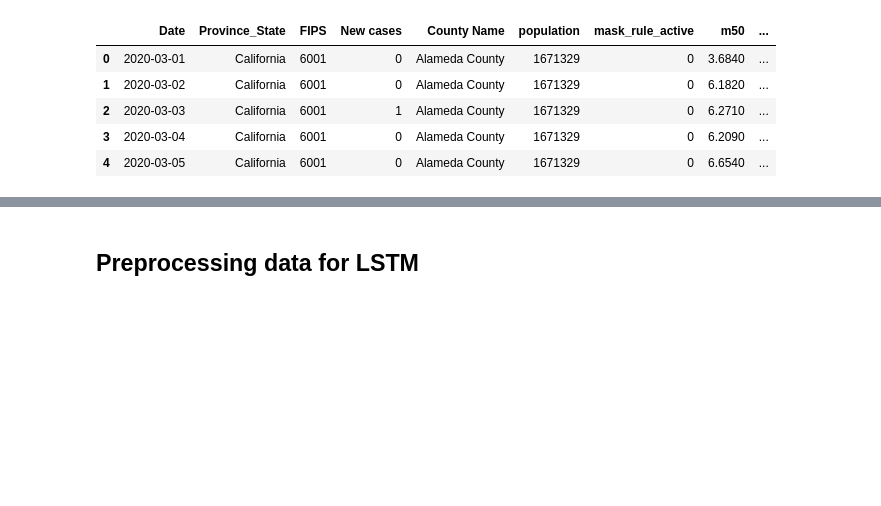
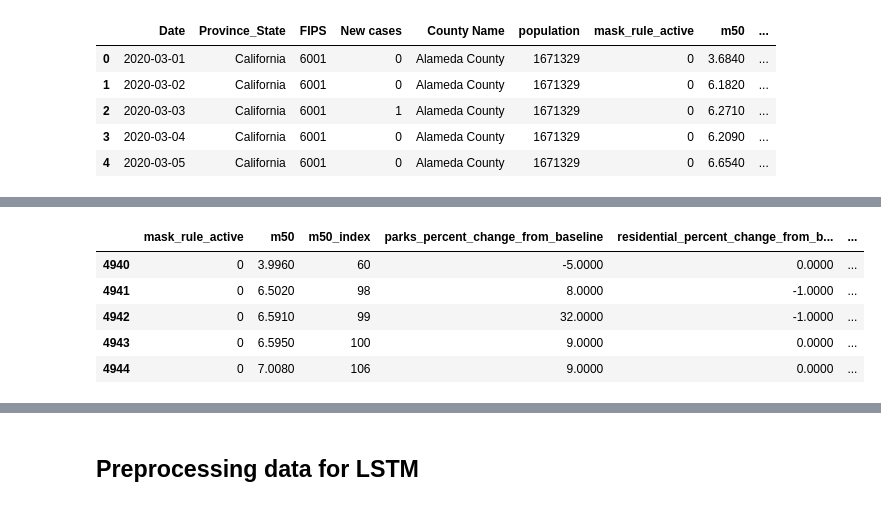
Before and after one commit to jeyasri-s2/meansquares, a Jupyter notebook: version2/modeling/lstm/CA_TimeSeries_LSTM_withFeatures_byGini.ipynb, the cells around one changed output, grey strips where cells are left out. Cells and saved outputs as stored; diff of their text form; code cells hidden in the pictures; blank space fills up the shorter version.

```diff
--- a/version2/modeling/lstm/CA_TimeSeries_LSTM_withFeatures_byGini.ipynb
+++ b/version2/modeling/lstm/CA_TimeSeries_LSTM_withFeatures_byGini.ipynb
@@ -128,3 +152,7 @@ from datetime import datetime
 # load data
 def parse(x):
 	return datetime.strptime(x, '%Y-%m-%d')
+
+def datetime_to_float(d):
+    date_time_obj = datetime.strptime(d, '%Y-%m-%d')
+    return date_time_obj.timestamp()
@@ -145,0 +159,14 @@ LA_combined_data.head()
+# %%
+LA_combined_data_all['Date'] = LA_combined_data_all['Date'].apply(lambda x: datetime_to_float(x))
+LA_combined_data_gini_coef['Date'] = LA_combined_data_gini_coef['Date'].apply(lambda x: datetime_to_float(x))
+LA_combined_data_gini_rfe['Date'] = LA_combined_data_gini_rfe['Date'].apply(lambda x: datetime_to_float(x))
+
+#Harris_combined_data.index.name = 'Date'
+LA_combined_data_gini_coef.head()
+# %% [output]
+|  | mask_rule_active | m50 | m50_index | parks_percent_change_from_baseline | residential_percent_change_from_b... | ... |
+| 4940 | 0 | 3.9960 | 60 | -5.0000 | 0.0000 | ... |
+| 4941 | 0 | 6.5020 | 98 | 8.0000 | -1.0000 | ... |
+| 4942 | 0 | 6.5910 | 99 | 32.0000 | -1.0000 | ... |
+| 4943 | 0 | 6.5950 | 100 | 9.0000 | 0.0000 | ... |
+| 4944 | 0 | 7.0080 | 106 | 9.0000 | 0.0000 | ... |
```
Also changed, not shown: parts of 88 cells of this notebook.
